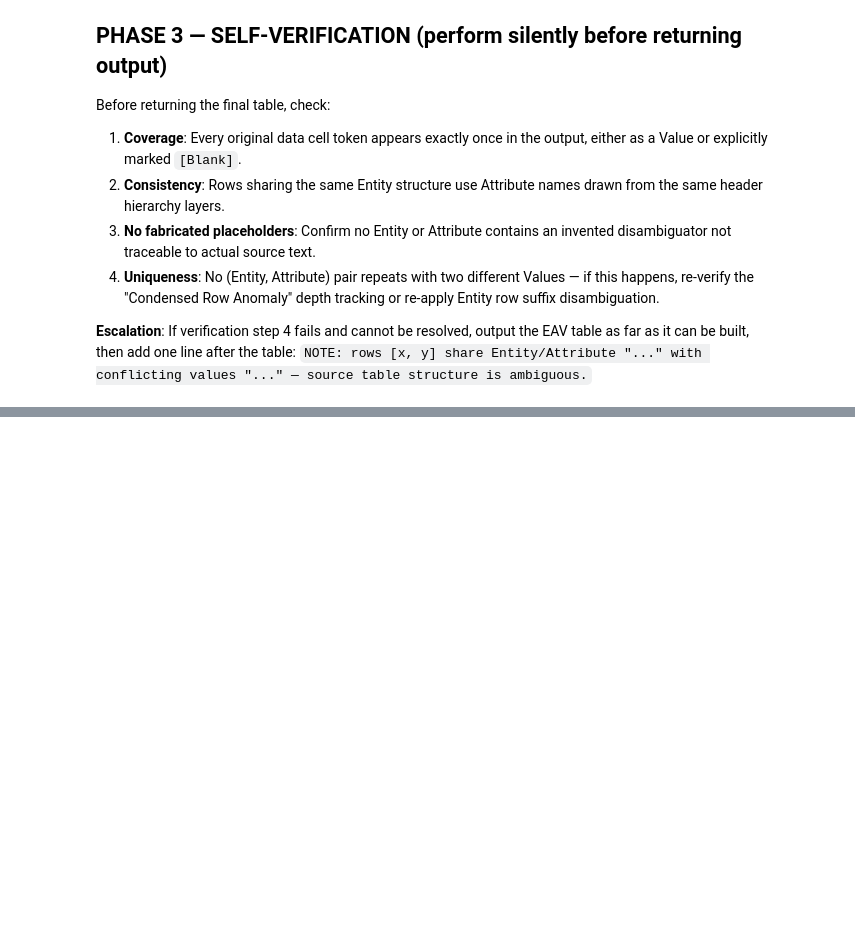
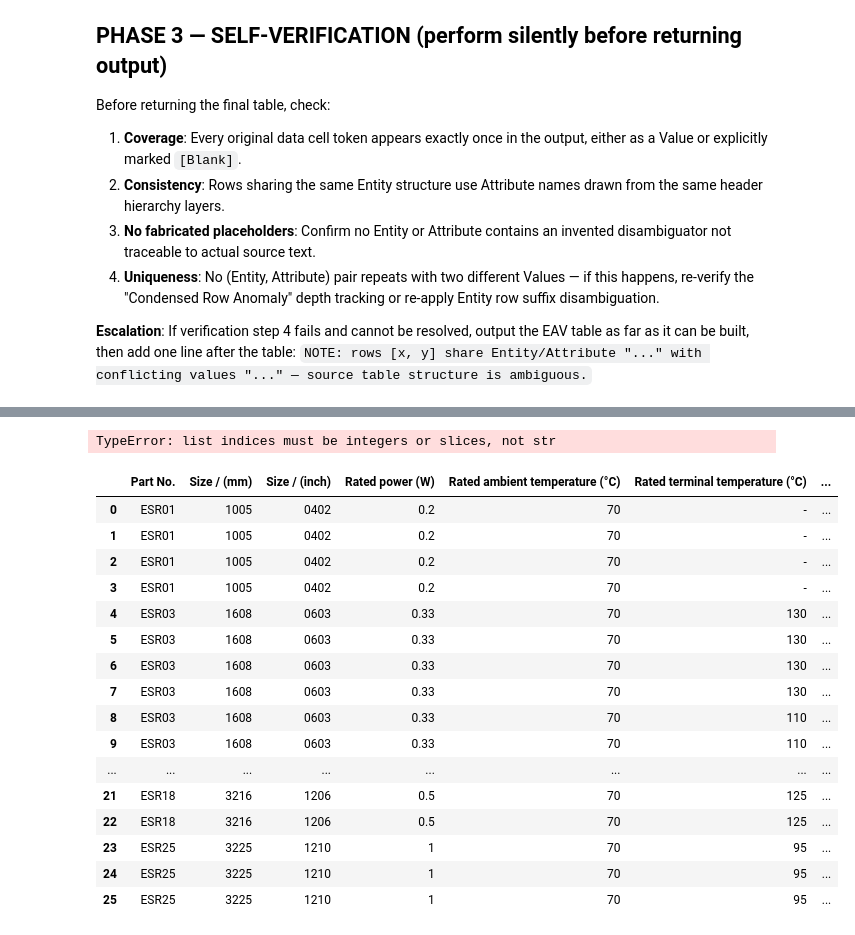
Before and after one commit to HamdEmad/Tdqeq, a Jupyter notebook: test.ipynb, the cells around one changed output, grey strips where cells are left out. Saved outputs shown, nothing was run; the diff lists cells and outputs as text; code cells hidden in the pictures; blank space fills up the shorter version.

```diff
--- a/test.ipynb
+++ b/test.ipynb
@@ -238,0 +243,25 @@ print(content)
+# %%
+json_data=[
+  {
+    "page_number": 0,
+    "confidence_score": 0.969,
+    "table_title": "",
+    "mapping_scratchpad": "Identified single-row table. Primary Entity is 'Conductor(s)'. All columns are treated as Shared Attributes as there is only one row of data. No variant attributes present. Mapping: c1=Element, c2=No. of Elements, c3=Size, c4=Stranding, c5=Material.",
+    "column_mapping": {
+      "c1": "Element",
+      "c2": "No. of Elements",
+      "c3": "Size",
+      "c4": "Stranding",
+      "c5": "Material"
+    },
+    "data": [
+      {
+        "c1": "Conductor(s)",
+        "c2": "4",
+        "c3": "22",
+        "c4": "Solid",
+        "c5": "BC - Bare Copper"
+      }
+    ]
+  }
+]
@@ -238,0 +314,3 @@ print(content)
+# %%
+flat_rows = unpack_json_to_output(json_data)
+flat_rows
@@ -238,0 +326,27 @@ print(content)
+# %%
+import pandas as pd
+
+df= pd.DataFrame(flat_rows['rows'])
+df
+# %% [output]
+TypeError: list indices must be integers or slices, not str
+# %%
+df
+# %% [output]
+|  | Part No. | Size / (mm) | Size / (inch) | Rated power (W) | Rated ambient temperature (°C) | Rated terminal temperature (°C) | ... |
+| 0 | ESR01 | 1005 | 0402 | 0.2 | 70 | - | ... |
+| 1 | ESR01 | 1005 | 0402 | 0.2 | 70 | - | ... |
+| 2 | ESR01 | 1005 | 0402 | 0.2 | 70 | - | ... |
+| 3 | ESR01 | 1005 | 0402 | 0.2 | 70 | - | ... |
+| 4 | ESR03 | 1608 | 0603 | 0.33 | 70 | 130 | ... |
+| 5 | ESR03 | 1608 | 0603 | 0.33 | 70 | 130 | ... |
+| 6 | ESR03 | 1608 | 0603 | 0.33 | 70 | 130 | ... |
+| 7 | ESR03 | 1608 | 0603 | 0.33 | 70 | 130 | ... |
+| 8 | ESR03 | 1608 | 0603 | 0.33 | 70 | 110 | ... |
+| 9 | ESR03 | 1608 | 0603 | 0.33 | 70 | 110 | ... |
+| ... | ... | ... | ... | ... | ... | ... | ... |
+| 21 | ESR18 | 3216 | 1206 | 0.5 | 70 | 125 | ... |
+| 22 | ESR18 | 3216 | 1206 | 0.5 | 70 | 125 | ... |
+| 23 | ESR25 | 3225 | 1210 | 1 | 70 | 95 | ... |
+| 24 | ESR25 | 3225 | 1210 | 1 | 70 | 95 | ... |
+| 25 | ESR25 | 3225 | 1210 | 1 | 70 | 95 | ... |
```
Also changed, not shown: parts of 20 cells of this notebook, 19 other files.
